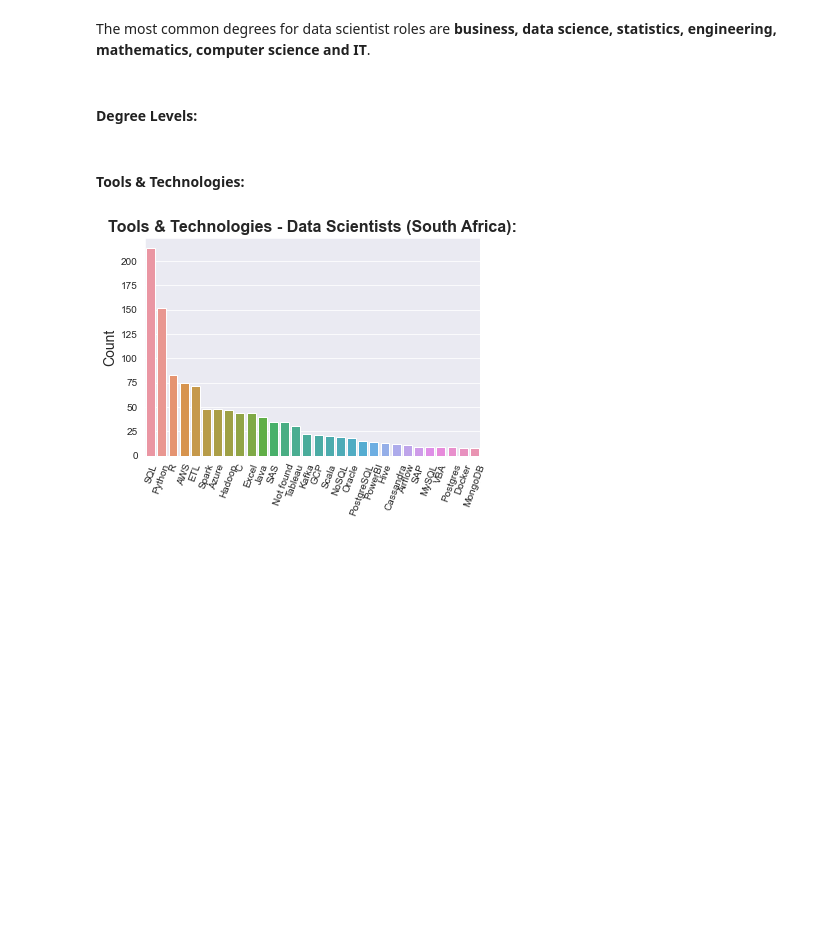
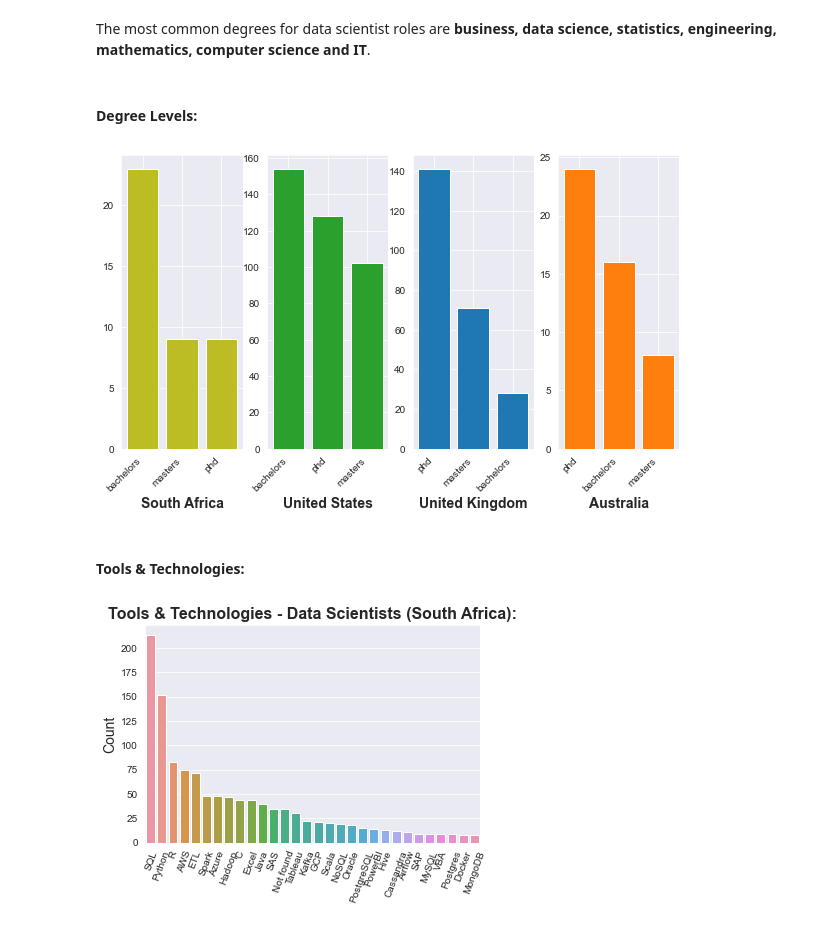
Before and after one commit to 10David15/Data-Science-Job-Analysis, a Jupyter notebook: Job & Country Analysis.ipynb, the cells around one changed output. Cells and saved outputs as stored; diff of their text form; code cells hidden in the pictures; blank space fills up the shorter version.

```diff
--- a/Job & Country Analysis.ipynb
+++ b/Job & Country Analysis.ipynb
@@ -428,3 +376,7 @@ The most common degrees for data scientist roles are **business, data science, s
+# %%
+plotRoleDegreeLevels("scientist")
+# %% [output]
+[figure, added]
 # %% [markdown]
 #### Tools & Technologies:
 # %%
```
Also changed, not shown: parts of 32 cells of this notebook.
